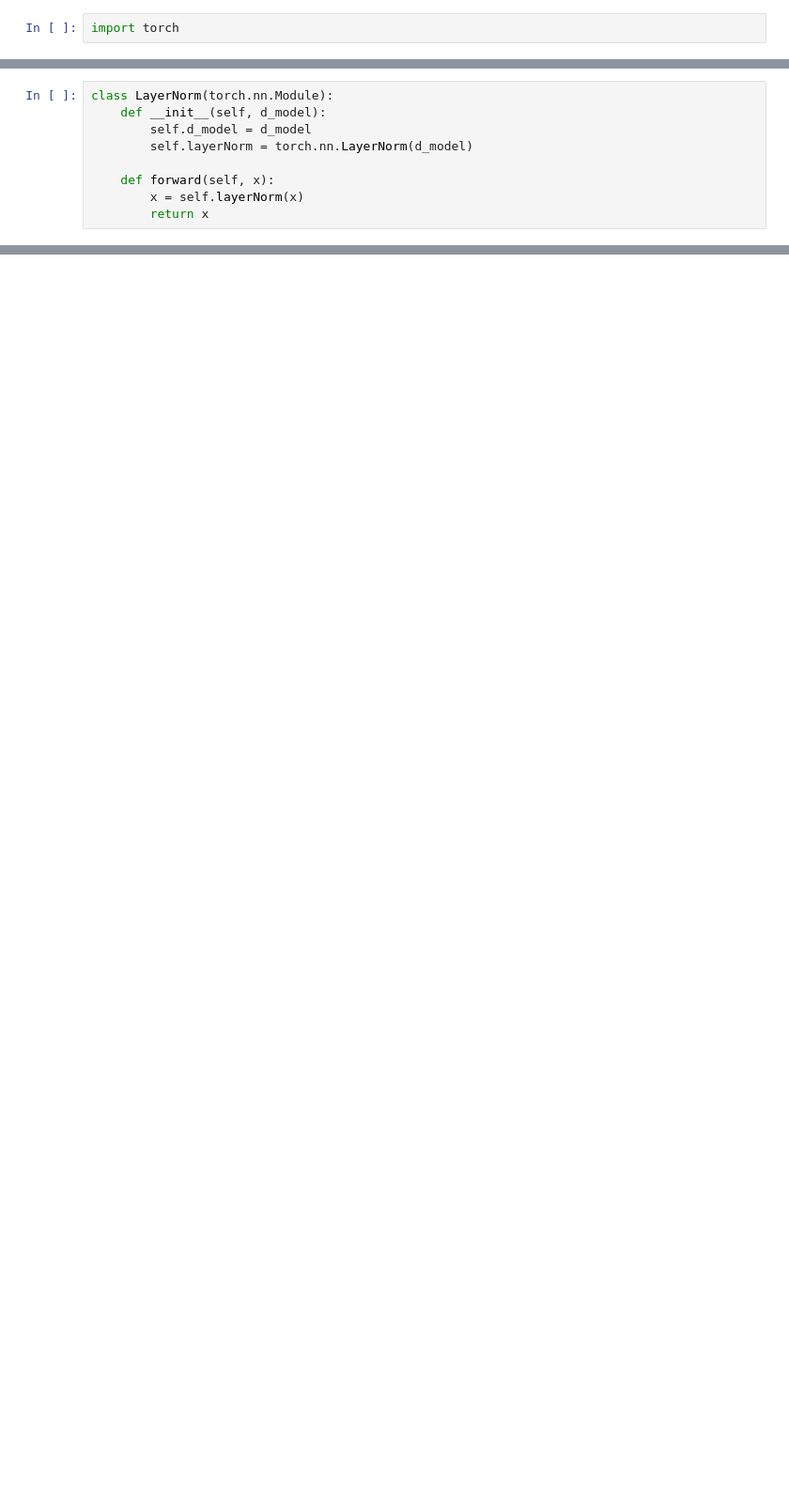
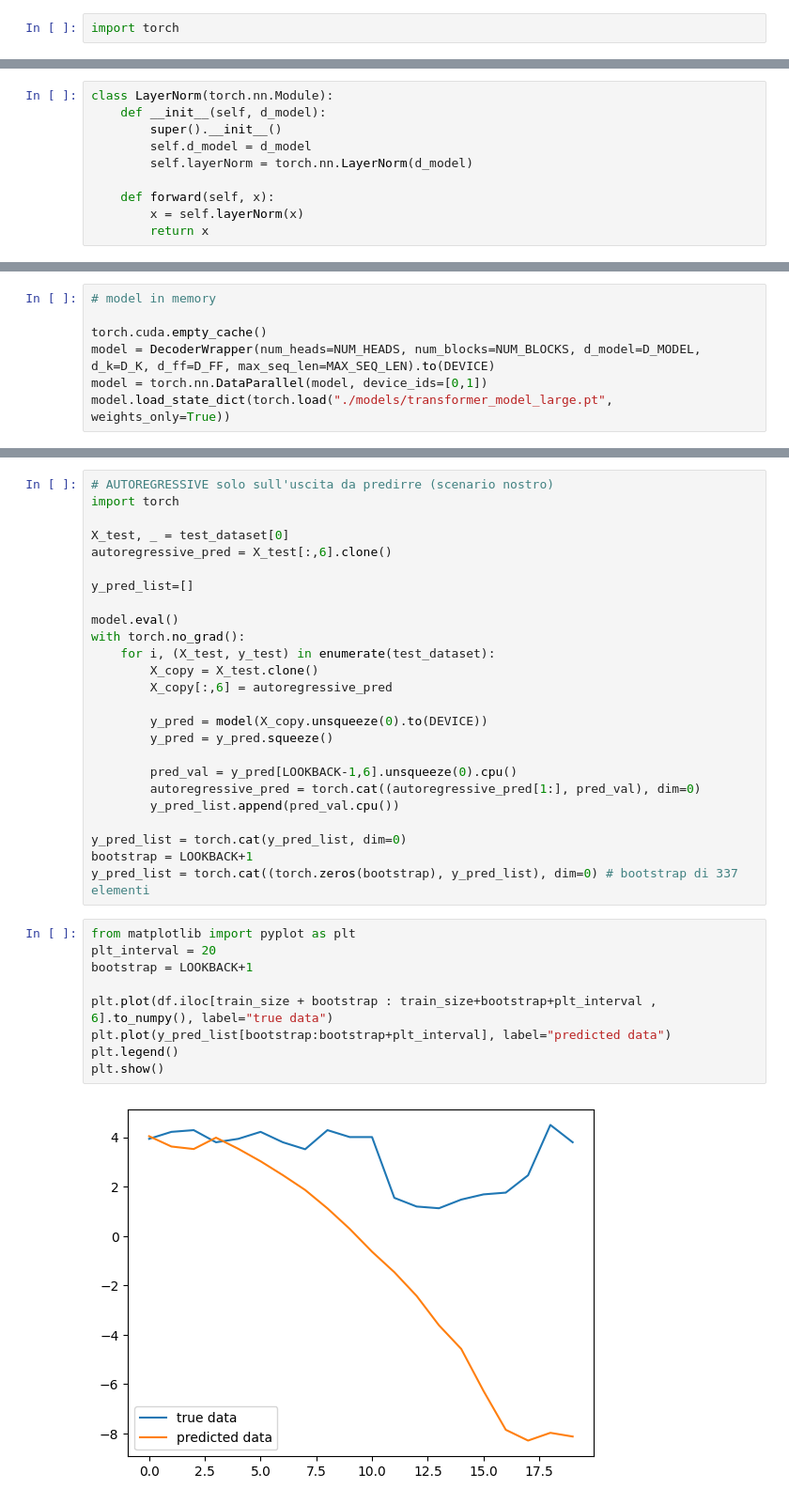
Before and after one commit to ilmarcopardo/transformers, a Jupyter notebook: transformer.ipynb, the cells around one changed output, grey strips where cells are left out. Shown: that part at 94% size. Cells and saved outputs as stored; diff of their text form; blank space fills up the shorter version.

```diff
--- a/transformer.ipynb
+++ b/transformer.ipynb
@@ -57,6 +61,7 @@ class FeedForwardNN(torch.nn.Module):
 # %%
 class LayerNorm(torch.nn.Module):
     def __init__(self, d_model):
+        super().__init__()
         self.d_model = d_model
         self.layerNorm = torch.nn.LayerNorm(d_model)
 
@@ -270,0 +395,7 @@ tensor([[[0.5000, 0.2689],
+# %%
+# model in memory
+
+torch.cuda.empty_cache()
+model = DecoderWrapper(num_heads=NUM_HEADS, num_blocks=NUM_BLOCKS, d_model=D_MODEL, d_k=D_K, d_ff=D_FF, max_seq_len=MAX_SEQ_LEN).to(DEVICE)
+model = torch.nn.DataParallel(model, device_ids=[0,1])
+model.load_state_dict(torch.load("./models/transformer_model_large.pt", weights_only=True))
@@ -270,0 +428,36 @@ tensor([[[0.5000, 0.2689],
+# %%
+# AUTOREGRESSIVE solo sull'uscita da predirre (scenario nostro)
+import torch
+
+X_test, _ = test_dataset[0]
+autoregressive_pred = X_test[:,6].clone()
+
+y_pred_list=[]
+
+model.eval()
+with torch.no_grad():
+    for i, (X_test, y_test) in enumerate(test_dataset):
+        X_copy = X_test.clone()
+        X_copy[:,6] = autoregressive_pred
+
+        y_pred = model(X_copy.unsqueeze(0).to(DEVICE))
+        y_pred = y_pred.squeeze()
+
+        pred_val = y_pred[LOOKBACK-1,6].unsqueeze(0).cpu()
+        autoregressive_pred = torch.cat((autoregressive_pred[1:], pred_val), dim=0)
+        y_pred_list.append(pred_val.cpu())
+
+y_pred_list = torch.cat(y_pred_list, dim=0)
+bootstrap = LOOKBACK+1
+y_pred_list = torch.cat((torch.zeros(bootstrap), y_pred_list), dim=0) # bootstrap di 337 elementi
+# %%
+from matplotlib import pyplot as plt
+plt_interval = 20
+bootstrap = LOOKBACK+1
+
+plt.plot(df.iloc[train_size + bootstrap : train_size+bootstrap+plt_interval , 6].to_numpy(), label="true data")
+plt.plot(y_pred_list[bootstrap:bootstrap+plt_interval], label="predicted data")
+plt.legend()
+plt.show()
+# %% [output]
+[figure, added]
```
Also changed, not shown: parts of 19 cells of this notebook, 2 other files.
